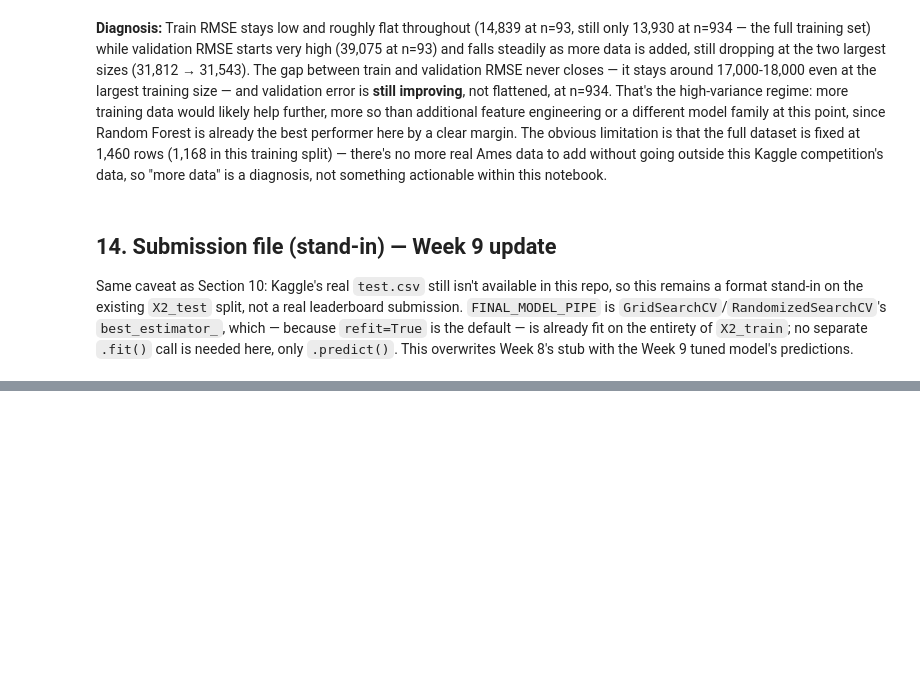
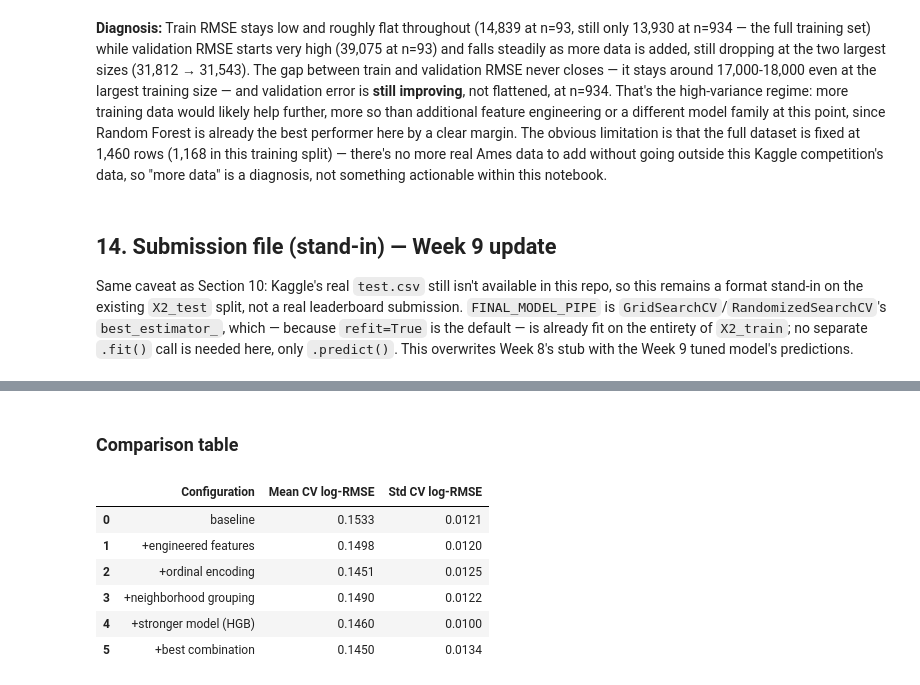
Before and after one commit to ashandx/ames-housing-pipeline, a Jupyter notebook: notebooks/ames_housing_pipeline.ipynb, the cells around one changed output, grey strips where cells are left out. Saved outputs shown, nothing was run; the diff lists cells and outputs as text; code cells hidden in the pictures; blank space fills up the shorter version.

Commit message:
feat: add stratified log-RMSE evaluation and encoding/model comparison

```diff
--- a/notebooks/ames_housing_pipeline.ipynb
+++ b/notebooks/ames_housing_pipeline.ipynb
@@ -844,0 +915,5 @@ Wrote 292 rows to ../data/submission_stub.csv
+# %%
+RF_BEST_PARAMS = {
+    key.split('__')[-1]: value for key, value in rf_random_search.best_params_.items()
+}
+print(f"Tuned Random Forest params reused for every row below: {RF_BEST_PARAMS}")
@@ -844,0 +949,11 @@ Wrote 292 rows to ../data/submission_stub.csv
+# %%
+engineered_pipe = Pipeline([
+    ('feature_engineer', feature_engineer),
+    ('preprocess', preprocessor_v2),
+    ('model', RandomForestRegressor(random_state=42, **RF_BEST_PARAMS))
+])
+
+engineered_scores = -cross_val_score(
+    engineered_pipe, X3_train, y_train3, cv=cv_folds, scoring=log_rmse_scorer
+)
+print(f"+Engineered features CV log-RMSE: {engineered_scores.mean():.4f}  (+/- {engineered_scores.std():.4f})")
@@ -844,0 +1090,13 @@ Wrote 292 rows to ../data/submission_stub.csv
+# %%
+from sklearn.ensemble import HistGradientBoostingRegressor
+
+hgb_pipe = Pipeline([
+    ('feature_engineer', feature_engineer),
+    ('preprocess', preprocessor_v2),
+    ('model', HistGradientBoostingRegressor(random_state=42))
+])
+
+hgb_scores = -cross_val_score(
+    hgb_pipe, X3_train, y_train3, cv=cv_folds, scoring=log_rmse_scorer
+)
+print(f"+Stronger model (HistGradientBoostingRegressor) CV log-RMSE: {hgb_scores.mean():.4f}  (+/- {hgb_scores.std():.4f})")
@@ -844,0 +1168,26 @@ Wrote 292 rows to ../data/submission_stub.csv
+# %% [markdown]
+### Comparison table
+# %%
+milestone3_comparison = pd.DataFrame({
+    'Configuration': [
+        'baseline', '+engineered features', '+ordinal encoding',
+        '+neighborhood grouping', '+stronger model (HGB)', '+best combination'
+    ],
+    'Mean CV log-RMSE': [
+        baseline_scores.mean(), engineered_scores.mean(), ordinal_scores.mean(),
+        grouped_scores.mean(), hgb_scores.mean(), combo_scores.mean()
+    ],
+    'Std CV log-RMSE': [
+        baseline_scores.std(), engineered_scores.std(), ordinal_scores.std(),
+        grouped_scores.std(), hgb_scores.std(), combo_scores.std()
+    ],
+})
+milestone3_comparison.round(4)
+# %% [output]
+|  | Configuration | Mean CV log-RMSE | Std CV log-RMSE |
+| 0 | baseline | 0.1533 | 0.0121 |
+| 1 | +engineered features | 0.1498 | 0.0120 |
+| 2 | +ordinal encoding | 0.1451 | 0.0125 |
+| 3 | +neighborhood grouping | 0.1490 | 0.0122 |
+| 4 | +stronger model (HGB) | 0.1460 | 0.0100 |
+| 5 | +best combination | 0.1450 | 0.0134 |
```
Also changed, not shown: parts of 31 cells of this notebook, 1 other file.
